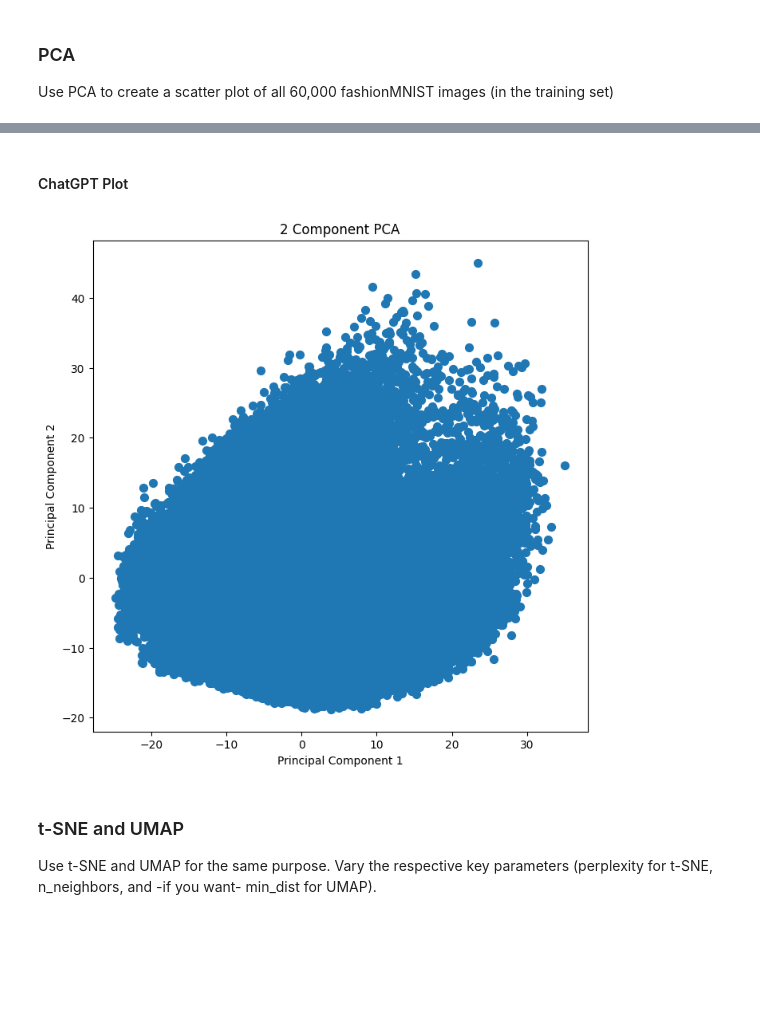
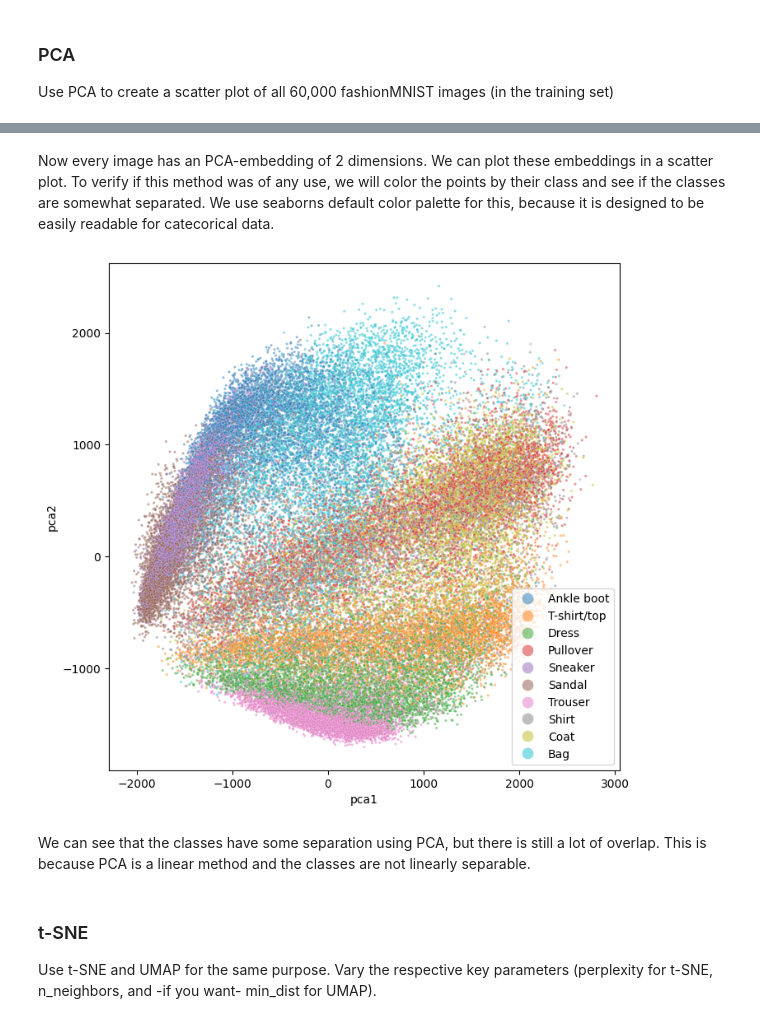
Before and after one commit to Knerten0815/data_science_course, a Jupyter notebook: notebooks/portfolio 2/data_science_MMI_portfolio_02_fashionMNIST_template.ipynb, the cells around one changed output, grey strips where cells are left out. Drawn from its saved outputs; the diff is of its cells as text; code cells hidden in the pictures; blank space fills up the shorter version.

Commit message:
First plots for PCA, t-SNE and UMAP

```diff
--- a/notebooks/portfolio 2/data_science_MMI_portfolio_02_fashionMNIST_template.ipynb
+++ b/notebooks/portfolio 2/data_science_MMI_portfolio_02_fashionMNIST_template.ipynb
@@ -164,10 +160,14 @@ We have 60.000 images in the training set. Each image has 28x28 pixels. We will
 # %%
+print(images_train.shape)
+
 X_flat = images_train.reshape(images_train.shape[0], -1)
+print(X_flat.shape)
 
-# Standardize the features
-scaler = StandardScaler()
-X_std = scaler.fit_transform(X_flat)
+# # Standardize the features
+# scaler = StandardScaler()
+# X_std = scaler.fit_transform(X_flat)
 
 # Apply PCA
 pca = PCA(n_components=2)
-X_pca = pca.fit_transform(X_std)
+X_pca = pca.fit_transform(X_flat)
+X_pca.shape
@@ -218,15 +178,2 @@ plt.show()
 # %% [markdown]
-#### ChatGPT Plot
+Now every image has an PCA-embedding of 2 dimensions. We can plot these embeddings in a scatter plot. To verify if this method was of any use, we will color the points by their class and see if the classes are somewhat separated. We use seaborns default color palette for this, because it is designed to be easily readable for catecorical data.
-# %%
-# Create a DataFrame with the two components
-principalDf = pd.DataFrame(data = principalComponents, columns = ['principal component 1', 'principal component 2'])
-
-# Plot the first two principal components
-plt.figure(figsize = (8,8))
-plt.scatter(principalDf['principal component 1'], principalDf['principal component 2'], s = 50)
-plt.title('2 Component PCA')
-plt.xlabel('Principal Component 1')
-plt.ylabel('Principal Component 2')
-plt.show()
-# %% [output]
-[figure, removed]
@@ -233,4 +182,27 @@ plt.show()
+# %%
+# Create a DataFrame with the two components
+pca_plot_data = pd.DataFrame(data = X_pca, columns = ['pca1', 'pca2'])
+pca_plot_data[["labels"]] = labels_train
+
+fig, ax = plt.subplots(figsize=(8, 8))
+sb.scatterplot(data=pca_plot_data,
+                x="pca1",
+                y="pca2",
+                hue="labels",
+                s = 5,
+                alpha=0.5)
+
+handles, labels = ax.get_legend_handles_labels()
+for handle in handles:
+    handle.set_markersize(10)
+ax.legend(handles, labels)
+
+plt.show()
+# %% [output]
+[figure, added]
+# %% [markdown]
+We can see that the classes have some separation using PCA, but there is still a lot of overlap. This is because PCA is a linear method and the classes are not linearly separable.
 # %% [markdown]
-### t-SNE and UMAP
+### t-SNE
 
 Use t-SNE and UMAP for the same purpose. Vary the respective key parameters (perplexity for t-SNE, n_neighbors, and -if you want- min_dist for UMAP).
```
Also changed, not shown: parts of 13 cells of this notebook.
